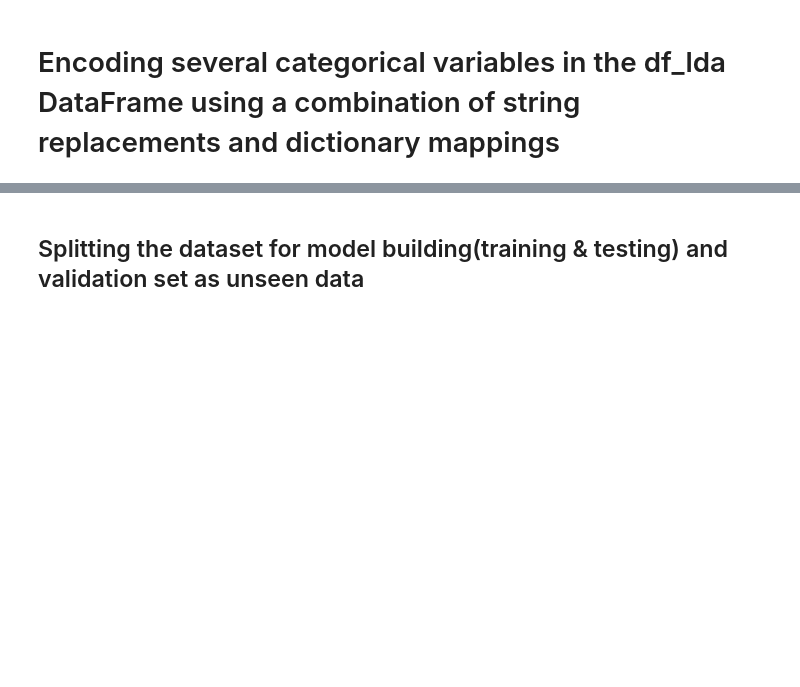
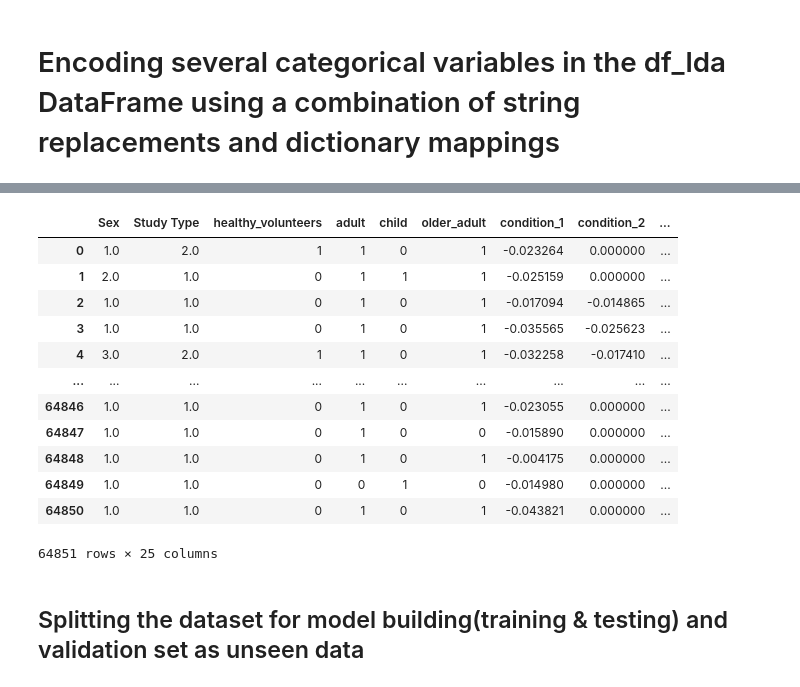
Before and after one commit to AtulSingh2205/Clinical-trials-completion-prediction, a Jupyter notebook: expt-checkpoint.ipynb, the cells around one changed output, grey strips where cells are left out. Cells and saved outputs as stored; diff of their text form; code cells hidden in the pictures; blank space fills up the shorter version.

```diff
--- a/expt-checkpoint.ipynb
+++ b/expt-checkpoint.ipynb
@@ -267,4 +280,12 @@ df["OTHER"]=df["OTHER"].astype(str)
+# %%
+df['DEVICE'] = df['DEVICE'].fillna('')
+df['PROCEDURE'] = df['PROCEDURE'].fillna('')
+df['RADIATION'] = df['RADIATION'].fillna('')
+df['DRUG'] = df['DRUG'].fillna('')
+df['BIOLOGICAL'] = df['BIOLOGICAL'].fillna('')
+df['OTHER'] = df['OTHER'].fillna('')
 # %%
+df['condition_1'] = df['condition_1'].fillna('')
 df['condition_2'] = df['condition_2'].fillna('')
 df['condition_3'] = df['condition_3'].fillna('')
 df['condition_4'] = df['condition_4'].fillna('')
@@ -446,3 +464,6 @@ column_mode = df_lda['Enrollment'].mode()[0]
 df_lda['Enrollment'].fillna(column_mode, inplace=True)
 # %%
 df_lda['count'] = df_lda['count'].fillna(0)
+# %%
+column_mode = df_lda['Study Type'].mode()[0]
+df_lda['Study Type'].fillna(column_mode, inplace=True)
@@ -480,3 +506,5 @@ df_lda['healthy_volunteers'] = le.fit_transform(df_lda['healthy_volunteers'])
 df_c=df_lda.copy()
 # %%
 df_lda=df_c.copy()
+# %%
+df_lda['Enrollment'] = pd.to_numeric(df_lda['Enrollment'], errors='coerce')
@@ -489,5 +539,21 @@ df_lda.drop(['NCT Number','Study Results'],axis=1,inplace=True)
 # %%
 df_lda.drop(['Study Title','Study Design','Enrollment','count'],axis=1,inplace=True)
+# %%
+df_lda
+# %% [output]
+|  | Sex | Study Type | healthy_volunteers | adult | child | older_adult | condition_1 | condition_2 | ... |
+| 0 | 1.0 | 2.0 | 1 | 1 | 0 | 1 | -0.023264 | 0.000000 | ... |
+| 1 | 2.0 | 1.0 | 0 | 1 | 1 | 1 | -0.025159 | 0.000000 | ... |
+| 2 | 1.0 | 1.0 | 0 | 1 | 0 | 1 | -0.017094 | -0.014865 | ... |
+| 3 | 1.0 | 1.0 | 0 | 1 | 0 | 1 | -0.035565 | -0.025623 | ... |
+| 4 | 3.0 | 2.0 | 1 | 1 | 0 | 1 | -0.032258 | -0.017410 | ... |
+| ... | ... | ... | ... | ... | ... | ... | ... | ... | ... |
+| 64846 | 1.0 | 1.0 | 0 | 1 | 0 | 1 | -0.023055 | 0.000000 | ... |
+| 64847 | 1.0 | 1.0 | 0 | 1 | 0 | 0 | -0.015890 | 0.000000 | ... |
+| 64848 | 1.0 | 1.0 | 0 | 1 | 0 | 1 | -0.004175 | 0.000000 | ... |
+| 64849 | 1.0 | 1.0 | 0 | 0 | 1 | 0 | -0.014980 | 0.000000 | ... |
+| 64850 | 1.0 | 1.0 | 0 | 1 | 0 | 1 | -0.043821 | 0.000000 | ... |
+64851 rows × 25 columns
 # %% [markdown]
 ## Splitting the dataset for model building(training & testing) and validation set as unseen data
 # %%
```
Also changed, not shown: parts of 42 cells of this notebook.
